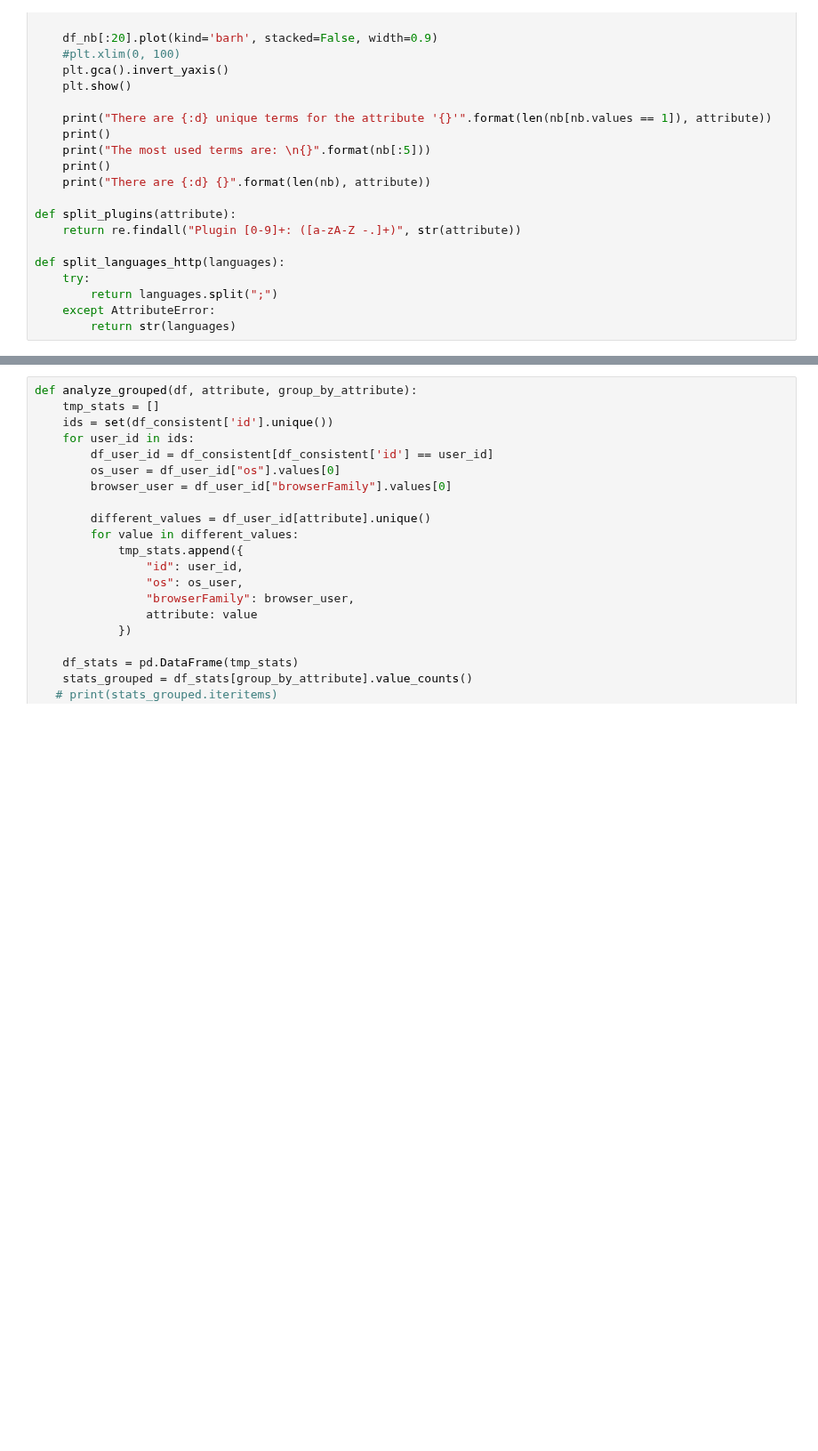
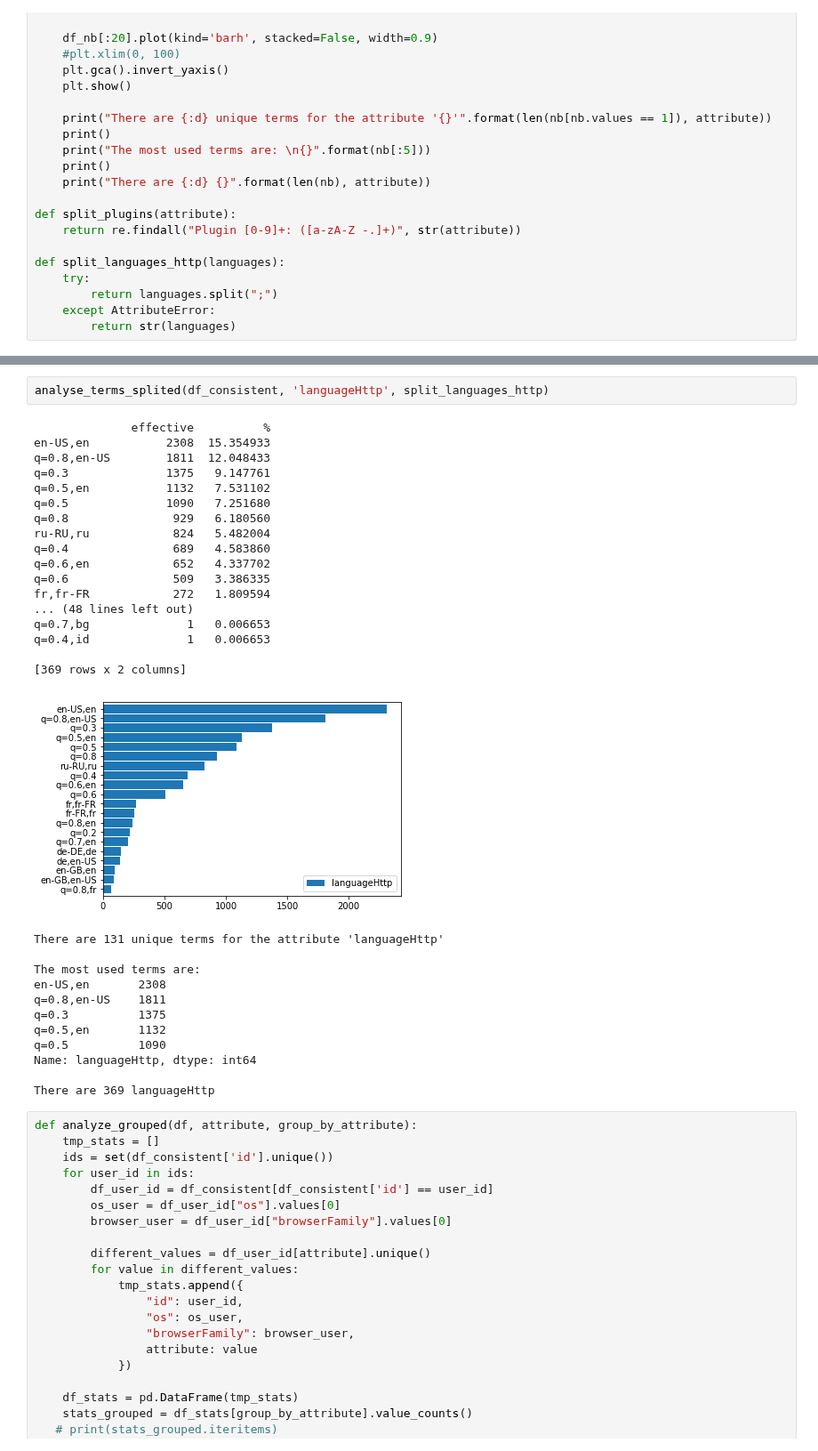
Before and after one commit to mGosset/BrowserFingerprint, a Jupyter notebook: notebooks/exploratory/analyse_empreintes.ipynb, the cells around one changed output, grey strips where cells are left out. Shown at 89% size. Saved outputs shown, nothing was run; the diff lists cells and outputs as text; blank space fills up the shorter version.

```diff
--- a/notebooks/exploratory/analyse_empreintes.ipynb
+++ b/notebooks/exploratory/analyse_empreintes.ipynb
@@ -391,3 +386,35 @@ Name: 0, dtype: int64
+# %%
+analyse_terms_splited(df_consistent, 'languageHttp', split_languages_http)
+# %% [output]
+              effective          %
+en-US,en           2308  15.354933
+q=0.8,en-US        1811  12.048433
+q=0.3              1375   9.147761
+q=0.5,en           1132   7.531102
+q=0.5              1090   7.251680
+q=0.8               929   6.180560
+ru-RU,ru            824   5.482004
+q=0.4               689   4.583860
+q=0.6,en            652   4.337702
+q=0.6               509   3.386335
+fr,fr-FR            272   1.809594
+... (48 lines left out)
+q=0.7,bg              1   0.006653
+q=0.4,id              1   0.006653
+
+[369 rows x 2 columns]
+[figure, added]
+There are 131 unique terms for the attribute 'languageHttp'
+
+The most used terms are:
+en-US,en       2308
+q=0.8,en-US    1811
+q=0.3          1375
+q=0.5,en       1132
+q=0.5          1090
+Name: languageHttp, dtype: int64
+
+There are 369 languageHttp
 # %%
 def analyze_grouped(df, attribute, group_by_attribute):
     tmp_stats = []
```
Also changed, not shown: parts of 5 cells of this notebook.
